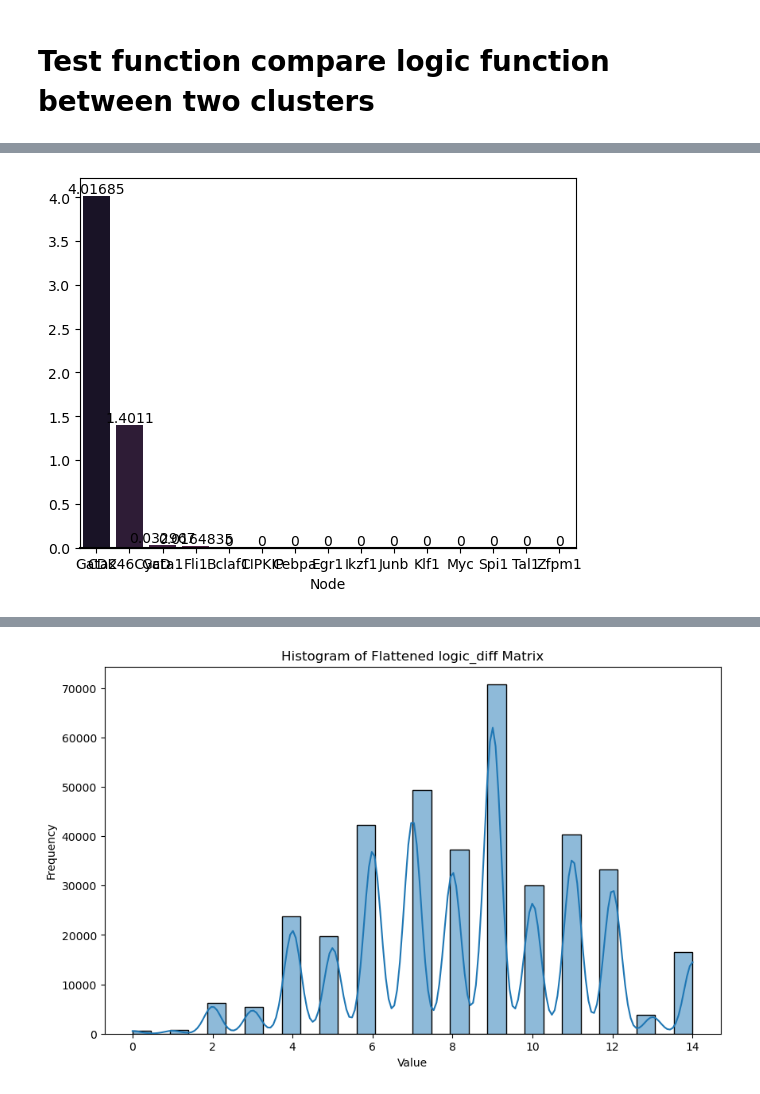
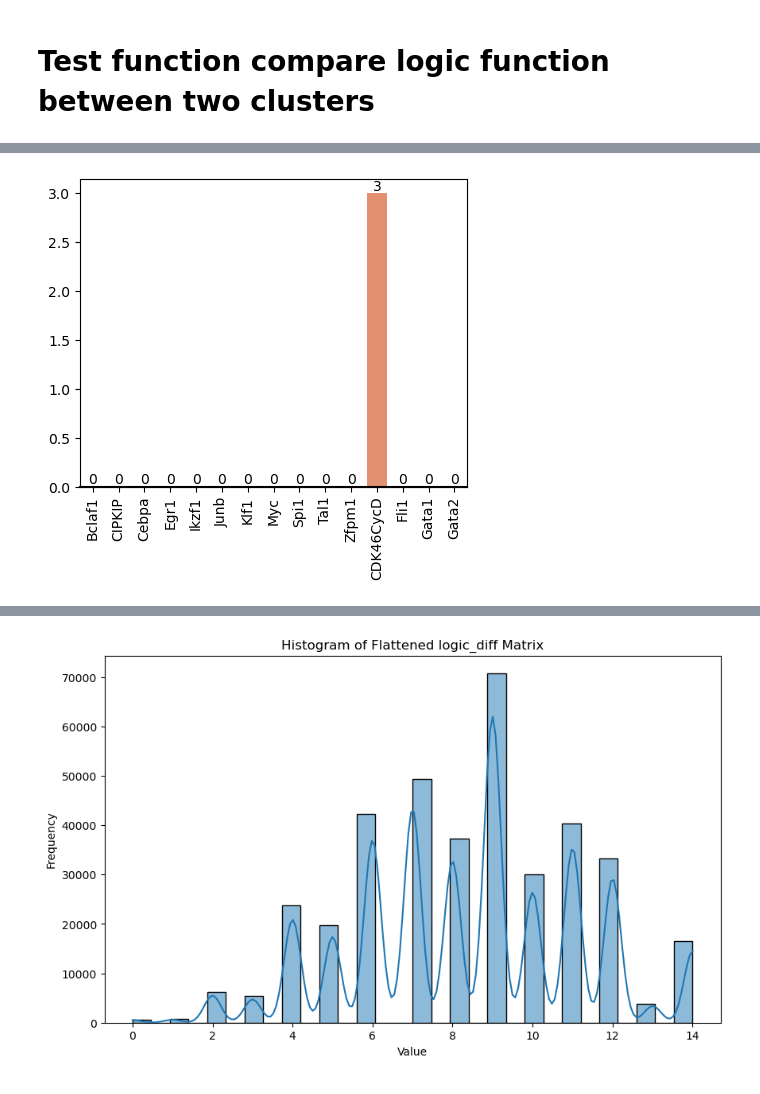
Before and after one commit to sysbio-curie/AstroLogics, a Jupyter notebook: scripts/Tutorial_herault_hematopoiesis.ipynb, the cells around one changed output, grey strips where cells are left out. Saved outputs shown, nothing was run; the diff lists cells and outputs as text; code cells hidden in the pictures.

Commit message:
Update script visualize different cluster logic

```diff
--- a/scripts/Tutorial_herault_hematopoiesis.ipynb
+++ b/scripts/Tutorial_herault_hematopoiesis.ipynb
@@ -228,23 +187,31 @@ test = model.logic.logic_clause_flattend.copy()
 # %%
+# Get the logic clause matrix
 test = model.logic.logic_clause_flattend.copy()
+
+# Get the model name for each cluster
+cluster0 = model_cluster.index[model_cluster == 0]
+cluster1 = model_cluster.index[model_cluster == 4]
+
+# Calculate the differences between the two clusters
 test_dif = test[cluster0].mean(axis = 1) - test[cluster1].mean(axis=1)
 
 # Split the index into two parts
 split_index = test_dif.index.str.split('_', expand=True)
 split_df = split_index.to_frame(index=False)
 split_df['value'] = test_dif.values
 
 # Pivot the DataFrame to create the matrix
 matrix = split_df.pivot(index=0, columns= 1, values='value')
 
 # Display the matrix
-plot_value = matrix.abs().sum(axis = 1).sort_values(ascending = True)
+plot_value = matrix.abs().sum(axis = 1)[sort_index]
 
-
+plt.figure(figsize=(5, 4))
 plot = sns.barplot(x=plot_value.index, y=plot_value.values, palette="rocket")
 plot.axhline(0, color="k", clip_on=False)
-plot.set_xlabel("Node")
+plot.set_xlabel(None)
+plot.set_xticklabels(plot.get_xticklabels(), rotation=90)
 plot.bar_label(plot.containers[0], fontsize=10)
 plt.show()
 # %% [output]
-[figure, old version]
+[figure, new version]
```
Also changed, not shown: parts of 14 cells of this notebook, 1 other file.
